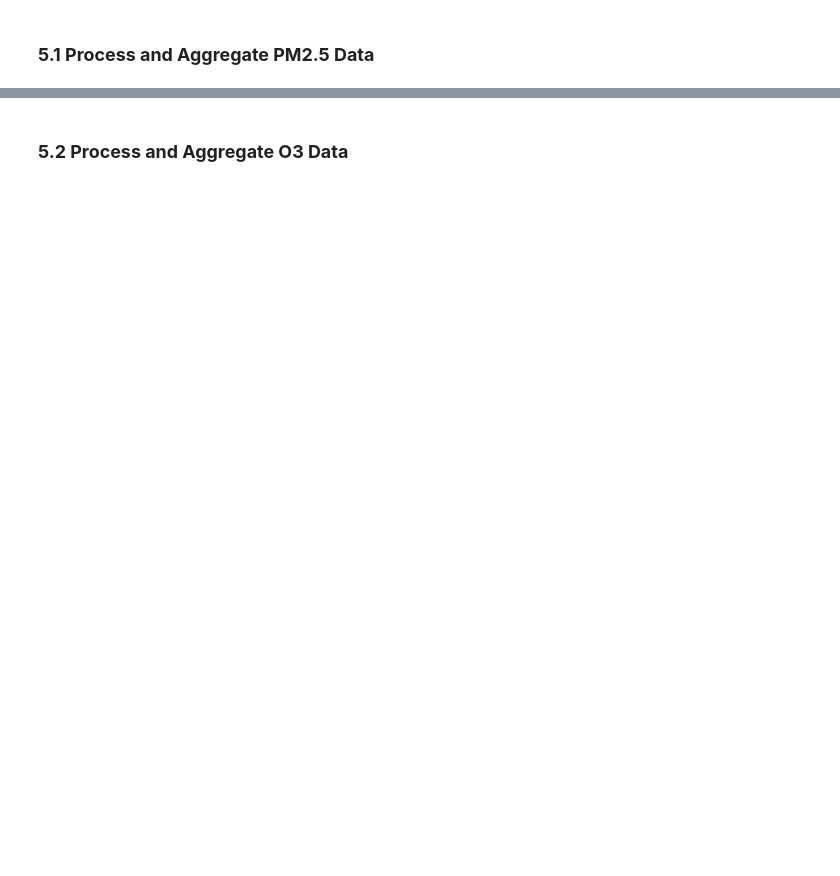
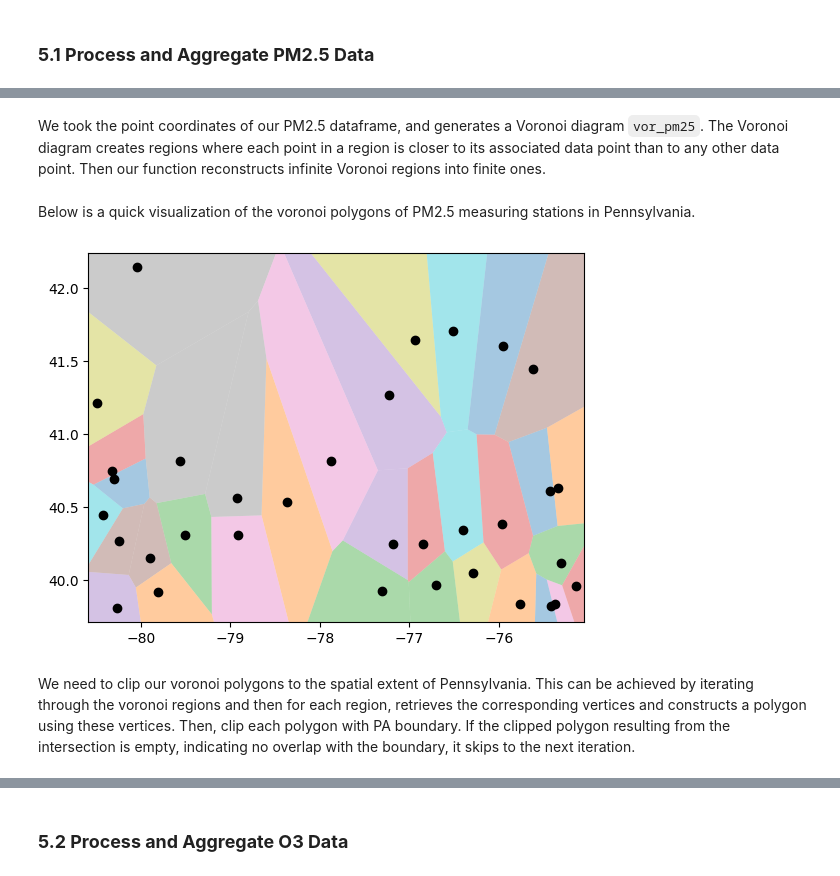
Before and after one commit to emilyzhou112/MUSA6500-Pennsylvania-CRD, a Jupyter notebook: code/PA-CRD-2024.ipynb, the cells around one changed output, grey strips where cells are left out. Saved outputs shown, nothing was run; the diff lists cells and outputs as text; code cells hidden in the pictures; blank space fills up the shorter version.

```diff
--- a/code/PA-CRD-2024.ipynb
+++ b/code/PA-CRD-2024.ipynb
@@ -985,5 +990,4 @@ Mounted at /content/drive
 # %%
-pm25_raw = pd.read_csv('/content/drive/MyDrive/remote-sensing-final/AQ-Data-PM25.csv')
+pm25_raw = pd.read_csv('https://raw.githubusercontent.com/emilyzhou112/MUSA6500-Pennsylvania-CRD/main/data/raw/AQ-Data-PM25.csv')
 pm25_geom = gpd.GeoDataFrame(pm25_raw, geometry=gpd.points_from_xy(pm25_raw['Longitude'], pm25_raw['Latitude']))
 pm25_geom.crs = {'init': 'epsg:4326'}
-pm25_geom.to_file('/content/drive/MyDrive/remote-sensing-final/pm25_geom.geojson', driver='GeoJSON')
@@ -1075,10 +1092,28 @@ def voronoi_finite_polygons_2d(vor, radius=None):
         new_regions.append(new_region.tolist())
 
     return new_regions, np.asarray(new_vertices)
+# %% [markdown]
+We took the point coordinates of our PM2.5 dataframe, and generates a Voronoi diagram `vor_pm25`. The Voronoi diagram creates regions where each point in a region is closer to its associated data point than to any other data point. Then our function reconstructs infinite Voronoi regions into finite ones.
 # %%
 pm25_coords = np.column_stack((pm25_geom.geometry.x, pm25_geom.geometry.y))
 vor_pm25 = Voronoi(pm25_coords)
 regions_pm25, vertices_pm25 = voronoi_finite_polygons_2d(vor_pm25)
+# %% [markdown]
+Below is a quick visualization of the voronoi polygons of PM2.5 measuring stations in Pennsylvania.
+# %%
+for region in regions_pm25:
+    polygon = vertices_pm25[region]
+    plt.fill(*zip(*polygon), alpha=0.4)
+
+plt.plot(pm25_coords[:,0], pm25_coords[:,1], 'ko')
+plt.xlim(vor_pm25.min_bound[0] - 0.1, vor_pm25.max_bound[0] + 0.1)
+plt.ylim(vor_pm25.min_bound[1] - 0.1, vor_pm25.max_bound[1] + 0.1)
+
+plt.show()
+# %% [output]
+[figure, added]
+# %% [markdown]
+We need to clip our voronoi polygons to the spatial extent of Pennsylvania. This can be achieved by iterating through the voronoi regions and then for each region, retrieves the corresponding vertices and constructs a polygon using these vertices. Then, clip each polygon with PA boundary. If the clipped polygon resulting from the intersection is empty, indicating no overlap with the boundary, it skips to the next iteration.
 # %%
 clipped_voronoi_polygons = []
 for region in regions_pm25:
```
Also changed, not shown: parts of 19 cells of this notebook.
